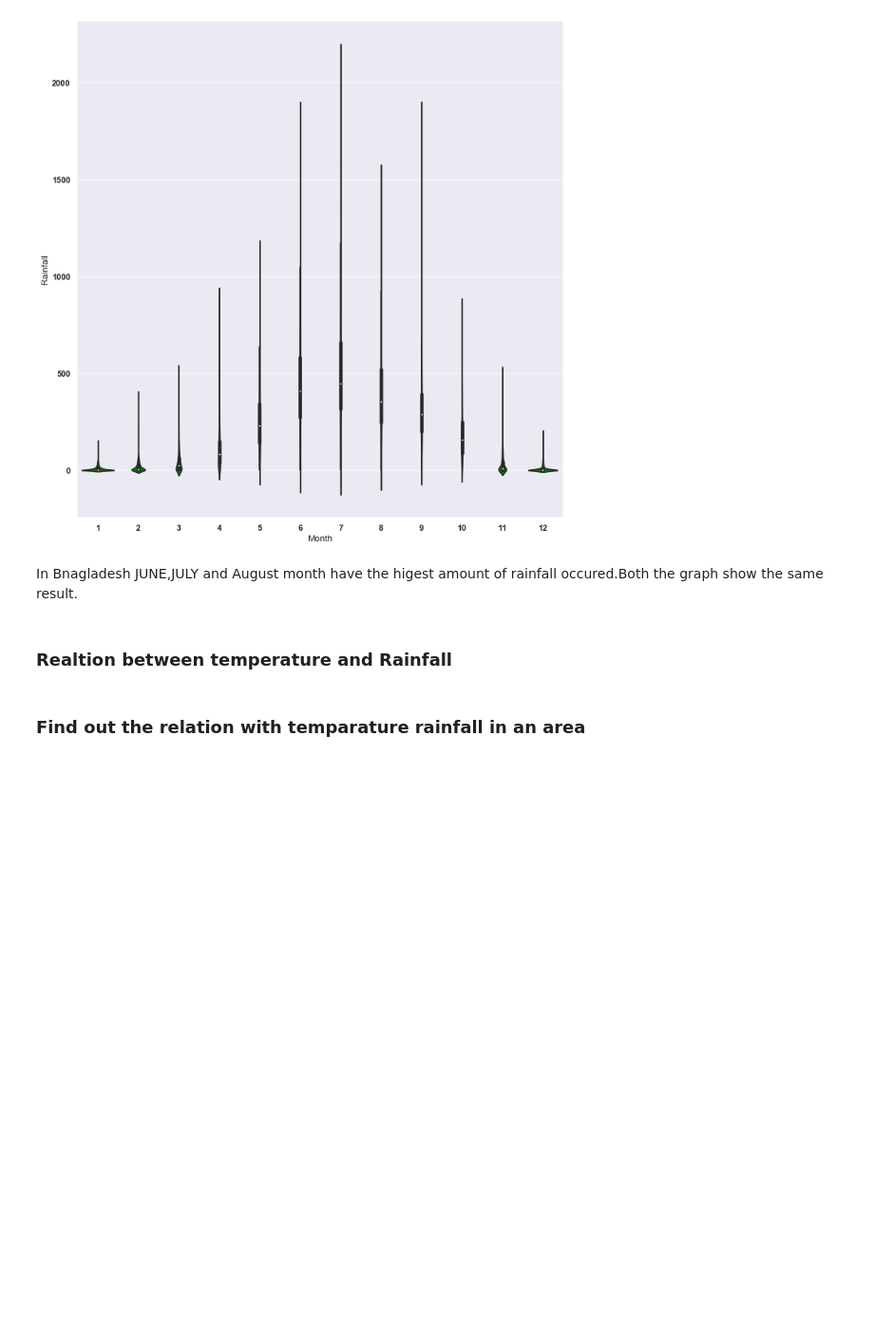
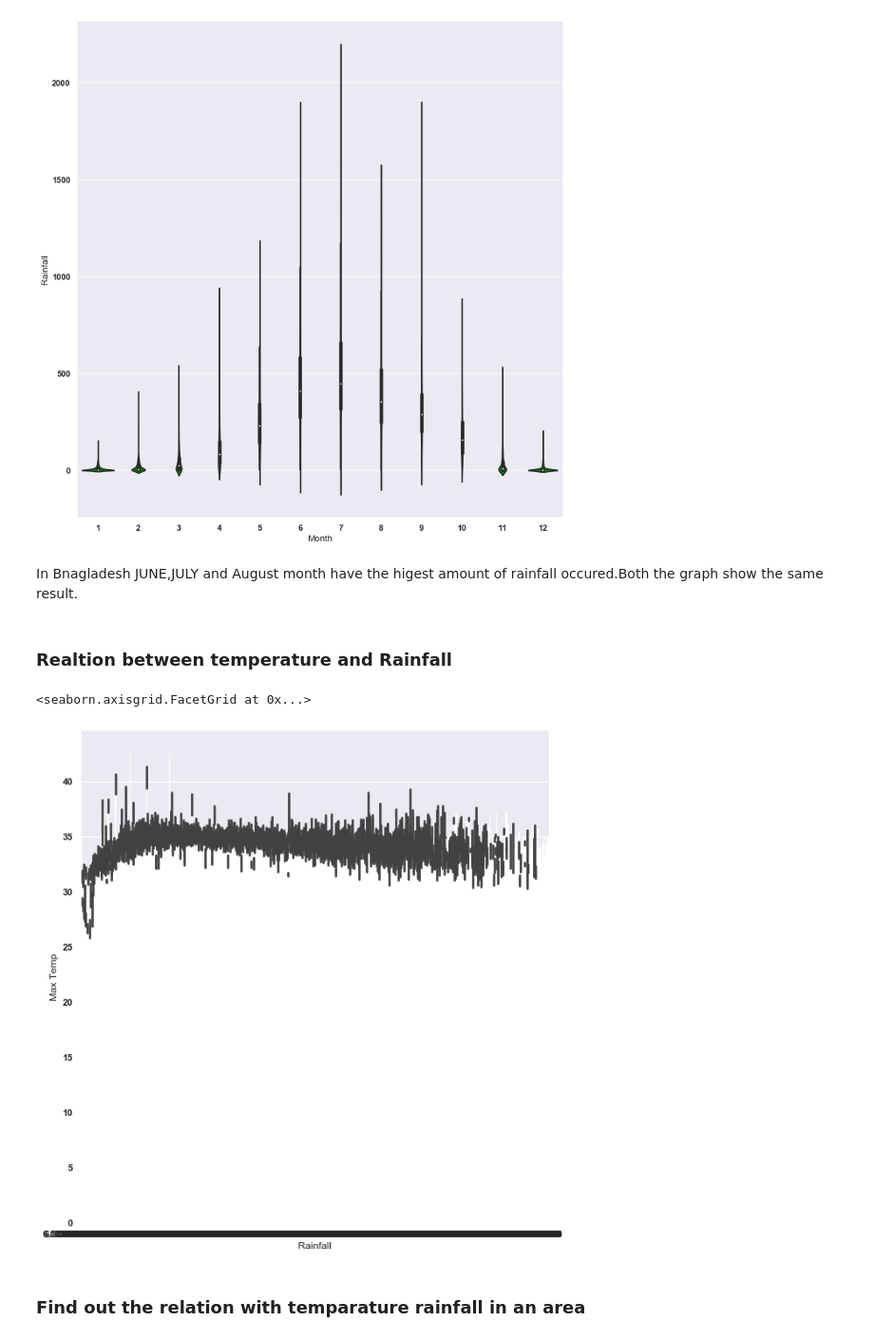
Before and after one commit to LIMON100/Rainfall-in-Bangladesh, a Jupyter notebook: EDA.ipynb, the cells around one changed output. Shown at 95% size. Cells and saved outputs as stored; diff of their text form; code cells hidden in the pictures; blank space fills up the shorter version.

Commit message:
Find the relation temperature and rainfall

```diff
--- a/EDA.ipynb
+++ b/EDA.ipynb
@@ -217,5 +231,10 @@ g.despine(left=True)
 In Bnagladesh JUNE,JULY and August month have the higest amount of rainfall occured.Both the graph show the same result.
 # %% [markdown]
 ### Realtion between temperature and Rainfall
+# %%
+sns.catplot(x = 'Rainfall' , y = 'Max Temp' , data = df , height = 9 , kind = 'bar' , palette = "cividis")
+# %% [output]
+<seaborn.axisgrid.FacetGrid at 0x...>
+[figure, added]
 # %% [markdown]
 ### Find out the relation with temparature rainfall in an area
```
Also changed, not shown: parts of 7 cells of this notebook.
